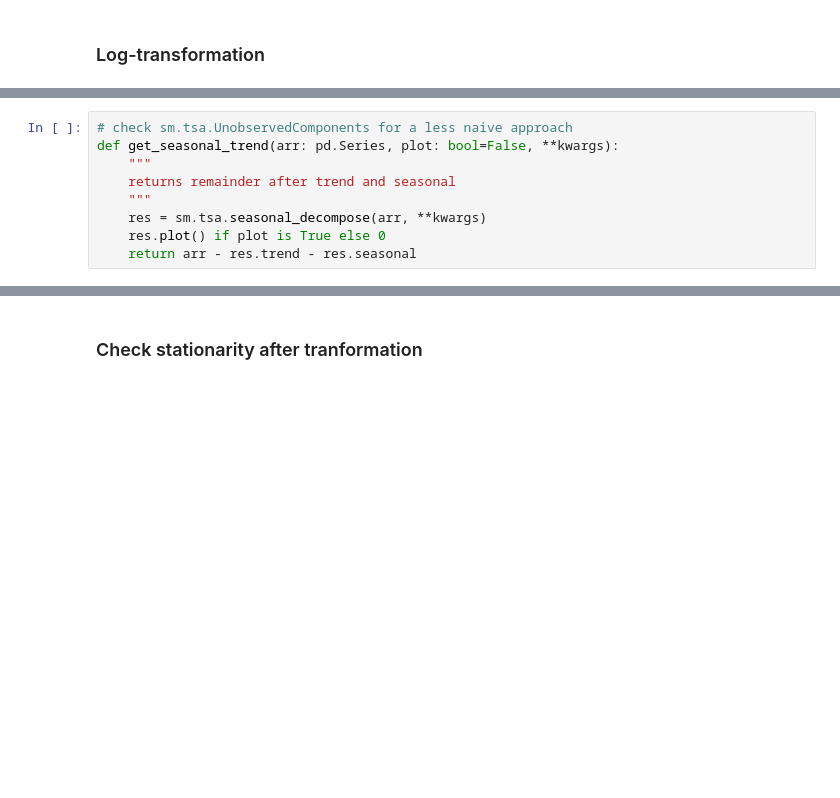
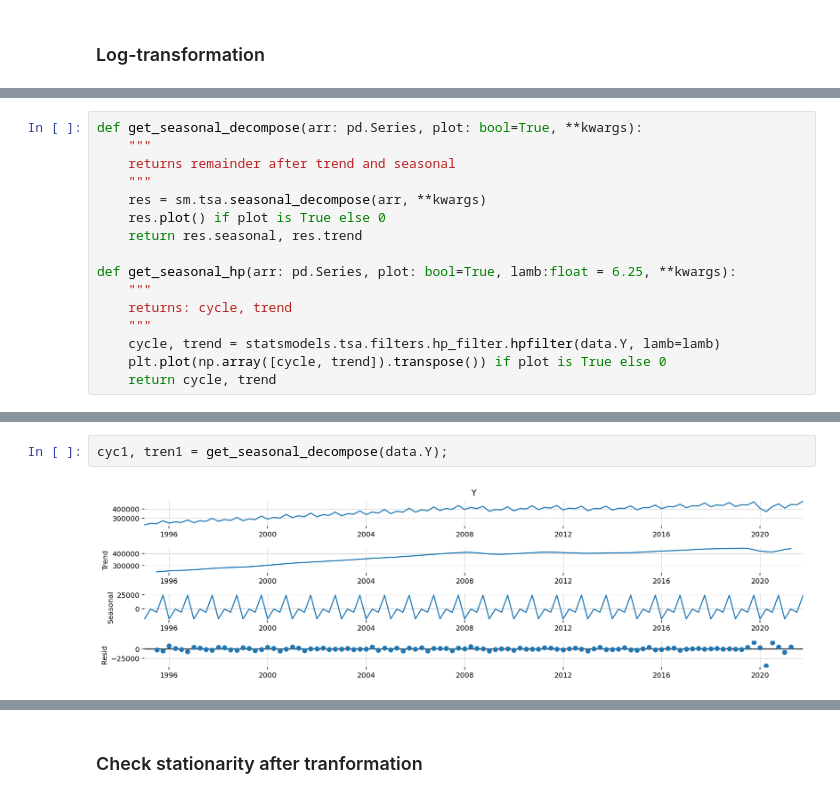
Before and after one commit to lukasgrahl/macro_rbc, a Jupyter notebook: notebooks/Fitting RBC to Italy Data.ipynb, the cells around one changed output, grey strips where cells are left out. Drawn from its saved outputs; the diff is of its cells as text; blank space fills up the shorter version.

```diff
--- a/notebooks/Fitting RBC to Italy Data.ipynb
+++ b/notebooks/Fitting RBC to Italy Data.ipynb
@@ -149,9 +137,16 @@ plot_df(df)
 # %%
-# check sm.tsa.UnobservedComponents for a less naive approach
-def get_seasonal_trend(arr: pd.Series, plot: bool=False, **kwargs):
+def get_seasonal_decompose(arr: pd.Series, plot: bool=True, **kwargs):
     """
     returns remainder after trend and seasonal
     """
     res = sm.tsa.seasonal_decompose(arr, **kwargs)
     res.plot() if plot is True else 0
-    return arr - res.trend - res.seasonal
+    return res.seasonal, res.trend
+
+def get_seasonal_hp(arr: pd.Series, plot: bool=True, lamb:float = 6.25, **kwargs):
+    """
+    returns: cycle, trend
+    """
+    cycle, trend = statsmodels.tsa.filters.hp_filter.hpfilter(data.Y, lamb=lamb)
+    plt.plot(np.array([cycle, trend]).transpose()) if plot is True else 0
+    return cycle, trend
@@ -192,0 +153,4 @@ plot_df(df)
+# %%
+cyc1, tren1 = get_seasonal_decompose(data.Y);
+# %% [output]
+[figure, added]
```
Also changed, not shown: parts of 24 cells of this notebook, 1 other file.
